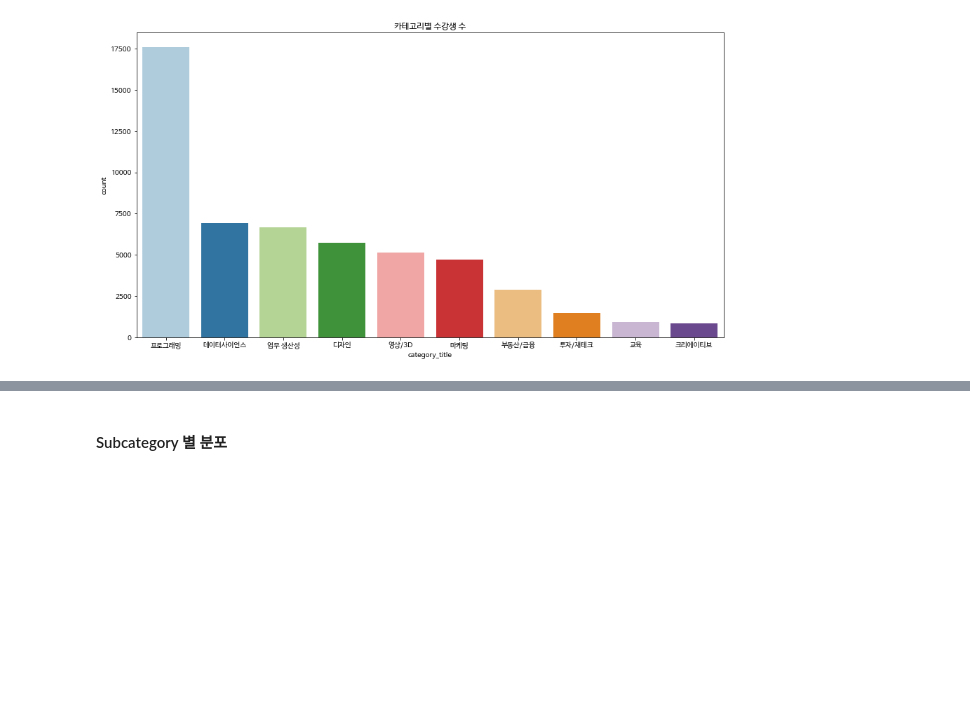
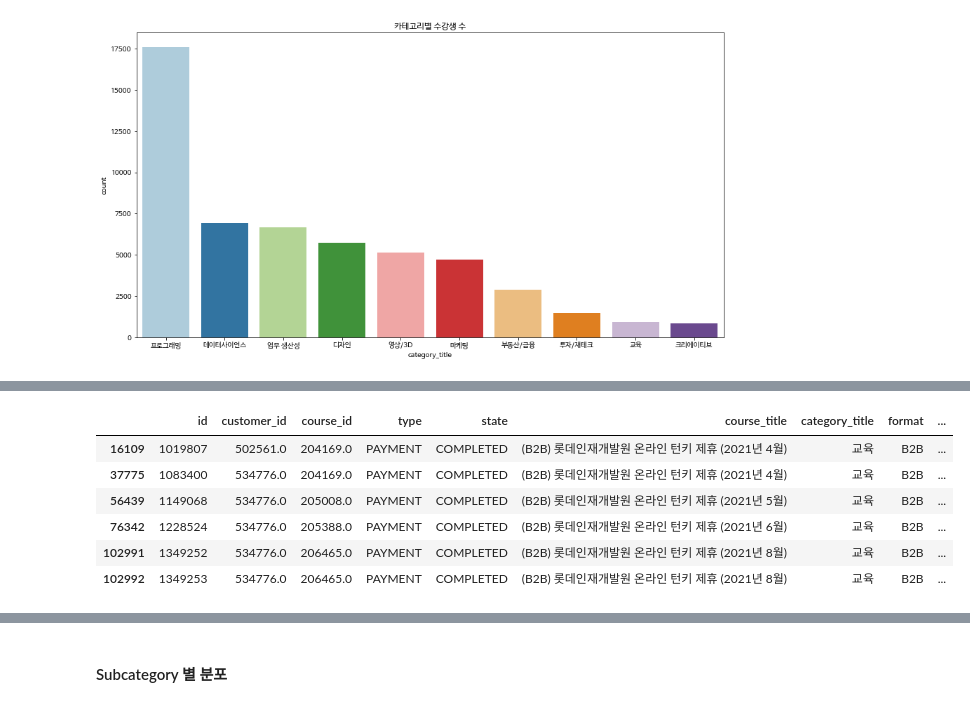
Before and after one commit to nomaday/TIL, a Jupyter notebook: EDA_ay.ipynb, the cells around one changed output, grey strips where cells are left out. Drawn from its saved outputs; the diff is of its cells as text; code cells hidden in the pictures; blank space fills up the shorter version.

```diff
--- a/EDA_ay.ipynb
+++ b/EDA_ay.ipynb
@@ -622,0 +530,11 @@ Text(0.5, 1.0, '카테고리별 수강생 수')
+# %%
+aaaa = actual_cs[actual_cs.category_title == '교육']
+aaaa[aaaa.format != 'B2B 온라인']
+# %% [output]
+|  | id | customer_id | course_id | type | state | course_title | category_title | format | ... |
+| 16109 | 1019807 | 502561.0 | 204169.0 | PAYMENT | COMPLETED | (B2B) 롯데인재개발원 온라인 턴키 제휴 (2021년 4월) | 교육 | B2B | ... |
+| 37775 | 1083400 | 534776.0 | 204169.0 | PAYMENT | COMPLETED | (B2B) 롯데인재개발원 온라인 턴키 제휴 (2021년 4월) | 교육 | B2B | ... |
+| 56439 | 1149068 | 534776.0 | 205008.0 | PAYMENT | COMPLETED | (B2B) 롯데인재개발원 온라인 턴키 제휴 (2021년 5월) | 교육 | B2B | ... |
+| 76342 | 1228524 | 534776.0 | 205388.0 | PAYMENT | COMPLETED | (B2B) 롯데인재개발원 온라인 턴키 제휴 (2021년 6월) | 교육 | B2B | ... |
+| 102991 | 1349252 | 534776.0 | 206465.0 | PAYMENT | COMPLETED | (B2B) 롯데인재개발원 온라인 턴키 제휴 (2021년 8월) | 교육 | B2B | ... |
+| 102992 | 1349253 | 534776.0 | 206465.0 | PAYMENT | COMPLETED | (B2B) 롯데인재개발원 온라인 턴키 제휴 (2021년 8월) | 교육 | B2B | ... |
```
Also changed, not shown: parts of 103 cells of this notebook.
